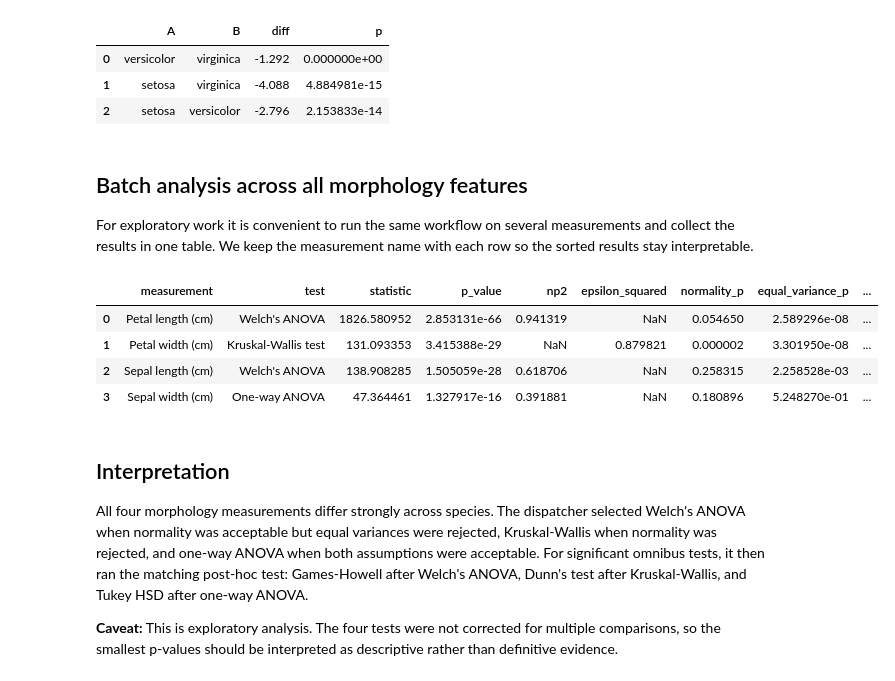
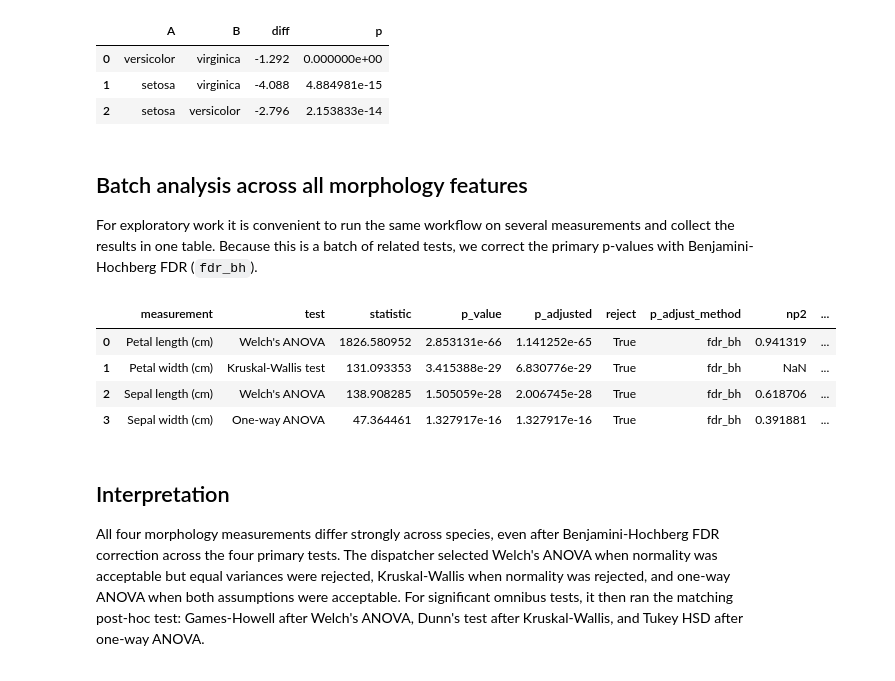
Before and after one commit to LucaMasin/pystars, a Jupyter notebook: examples/iris_real_data.ipynb, the cells around one changed output. Saved outputs shown, nothing was run; the diff lists cells and outputs as text; code cells hidden in the pictures.

```diff
--- a/examples/iris_real_data.ipynb
+++ b/examples/iris_real_data.ipynb
@@ -95,45 +95,47 @@ result.posthoc.pairwise.sort_values("p").reset_index(drop=True)
 # %% [markdown]
 ## Batch analysis across all morphology features
 
-For exploratory work it is convenient to run the same workflow on several measurements and collect the results in one table. We keep the measurement name with each row so the sorted results stay interpretable.
+For exploratory work it is convenient to run the same workflow on several measurements and collect the results in one table. Because this is a batch of related tests, we correct the primary p-values with Benjamini-Hochberg FDR (`fdr_bh`).
 # %%
 feature_labels = {
     "sepal_length_cm": "Sepal length (cm)",
     "sepal_width_cm": "Sepal width (cm)",
     "petal_length_cm": "Petal length (cm)",
     "petal_width_cm": "Petal width (cm)",
 }
 
-rows = []
+results = []
+measurements = []
 for feature in features:
-    row = ps.test(df, value=feature, group="species").to_dataframe()
-    row.insert(0, "measurement", feature_labels[feature])
-    rows.append(row)
+    results.append(ps.test(df, value=feature, group="species"))
+    measurements.append(feature_labels[feature])
 
-summary = pd.concat(rows, ignore_index=True)
+summary = ps.to_dataframe(results, p_adjust="fdr_bh")
+summary.insert(0, "measurement", measurements)
 display_cols = [
     "measurement",
     "test",
     "statistic",
     "p_value",
+    "p_adjusted",
+    "reject",
+    "p_adjust_method",
     "np2",
     "epsilon_squared",
     "normality_p",
     "equal_variance_p",
     "posthoc",
 ]
 summary = summary[[col for col in display_cols if col in summary.columns]]
-summary = summary.sort_values("p_value").reset_index(drop=True)
+summary = summary.sort_values("p_adjusted").reset_index(drop=True)
 summary
 # %% [output]
-|  | measurement | test | statistic | p_value | np2 | epsilon_squared | normality_p | equal_variance_p | ... |
-| 0 | Petal length (cm) | Welch's ANOVA | 1826.580952 | 2.853131e-66 | 0.941319 | NaN | 0.054650 | 2.589296e-08 | ... |
-| 1 | Petal width (cm) | Kruskal-Wallis test | 131.093353 | 3.415388e-29 | NaN | 0.879821 | 0.000002 | 3.301950e-08 | ... |
-| 2 | Sepal length (cm) | Welch's ANOVA | 138.908285 | 1.505059e-28 | 0.618706 | NaN | 0.258315 | 2.258528e-03 | ... |
-| 3 | Sepal width (cm) | One-way ANOVA | 47.364461 | 1.327917e-16 | 0.391881 | NaN | 0.180896 | 5.248270e-01 | ... |
+|  | measurement | test | statistic | p_value | p_adjusted | reject | p_adjust_method | np2 | ... |
+| 0 | Petal length (cm) | Welch's ANOVA | 1826.580952 | 2.853131e-66 | 1.141252e-65 | True | fdr_bh | 0.941319 | ... |
+| 1 | Petal width (cm) | Kruskal-Wallis test | 131.093353 | 3.415388e-29 | 6.830776e-29 | True | fdr_bh | NaN | ... |
+| 2 | Sepal length (cm) | Welch's ANOVA | 138.908285 | 1.505059e-28 | 2.006745e-28 | True | fdr_bh | 0.618706 | ... |
+| 3 | Sepal width (cm) | One-way ANOVA | 47.364461 | 1.327917e-16 | 1.327917e-16 | True | fdr_bh | 0.391881 | ... |
 # %% [markdown]
 ## Interpretation
 
-All four morphology measurements differ strongly across species. The dispatcher selected Welch's ANOVA when normality was acceptable but equal variances were rejected, Kruskal-Wallis when normality was rejected, and one-way ANOVA when both assumptions were acceptable. For significant omnibus tests, it then ran the matching post-hoc test: Games-Howell after Welch's ANOVA, Dunn's test after Kruskal-Wallis, and Tukey HSD after one-way ANOVA.
-
-**Caveat:** This is exploratory analysis. The four tests were not corrected for multiple comparisons, so the smallest p-values should be interpreted as descriptive rather than definitive evidence.
+All four morphology measurements differ strongly across species, even after Benjamini-Hochberg FDR correction across the four primary tests. The dispatcher selected Welch's ANOVA when normality was acceptable but equal variances were rejected, Kruskal-Wallis when normality was rejected, and one-way ANOVA when both assumptions were acceptable. For significant omnibus tests, it then ran the matching post-hoc test: Games-Howell after Welch's ANOVA, Dunn's test after Kruskal-Wallis, and Tukey HSD after one-way ANOVA.
```
Also changed, not shown: 7 other files.
